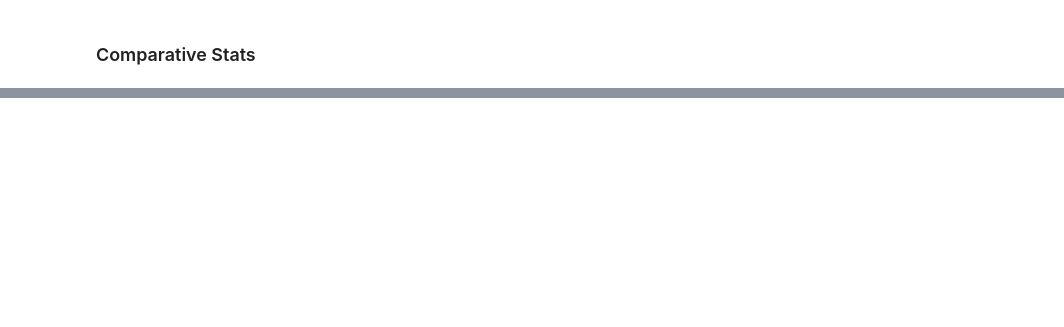
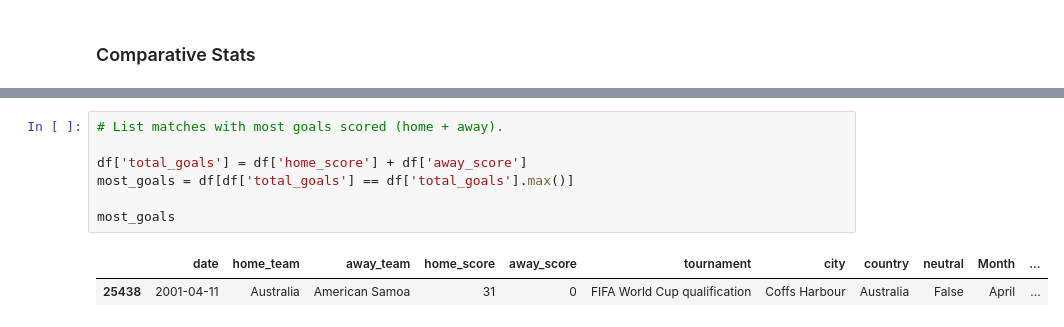
Before and after one commit to Ambily313/FIFA-World-Cup-Matches-Analysis-with-Pandas, a Jupyter notebook: fifa.ipynb, the cells around one changed output, grey strips where cells are left out. Drawn from its saved outputs; the diff is of its cells as text; blank space fills up the shorter version.

```diff
--- a/fifa.ipynb
+++ b/fifa.ipynb
@@ -153,0 +357,10 @@ Text(0, 0.5, 'Match Count')
+# %%
+# List matches with most goals scored (home + away).
+
+df['total_goals'] = df['home_score'] + df['away_score']
+most_goals = df[df['total_goals'] == df['total_goals'].max()]
+
+most_goals
+# %% [output]
+|  | date | home_team | away_team | home_score | away_score | tournament | city | country | neutral | Month | ... |
+| 25438 | 2001-04-11 | Australia | American Samoa | 31 | 0 | FIFA World Cup qualification | Coffs Harbour | Australia | False | April | ... |
```
Also changed, not shown: parts of 19 cells of this notebook.
